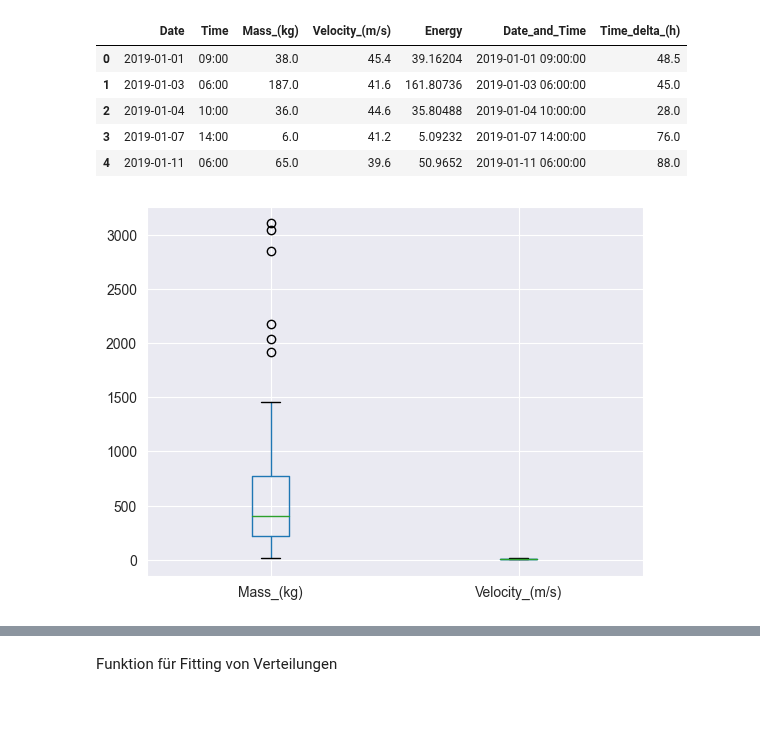
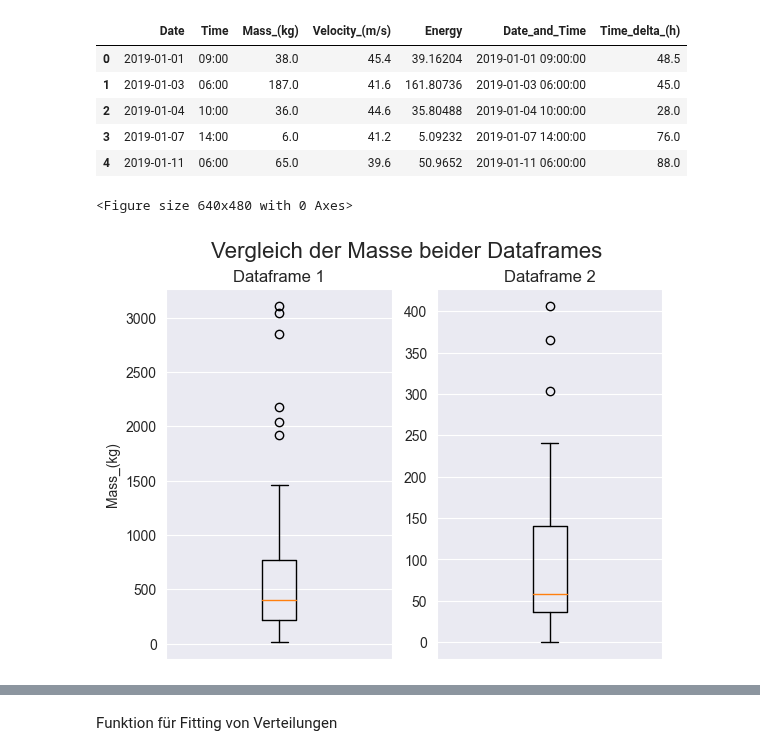
Before and after one commit to lhenchoz/cwm1, a Jupyter notebook: Steinschlag_v1.ipynb, the cells around one changed output, grey strips where cells are left out. Saved outputs shown, nothing was run; the diff lists cells and outputs as text; code cells hidden in the pictures; blank space fills up the shorter version.

```diff
--- a/Steinschlag_v1.ipynb
+++ b/Steinschlag_v1.ipynb
@@ -87,11 +87,21 @@ df2.head(5)
 | 2 | 2019-01-04 | 10:00 | 36.0 | 44.6 | 35.80488 | 2019-01-04 10:00:00 | 28.0 |
 | 3 | 2019-01-07 | 14:00 | 6.0 | 41.2 | 5.09232 | 2019-01-07 14:00:00 | 76.0 |
 | 4 | 2019-01-11 | 06:00 | 65.0 | 39.6 | 50.9652 | 2019-01-11 06:00:00 | 88.0 |
-# %%
-fig, (ax1, ax2) = plt.subplot(nrow = 1, ncols = 2)
-ax1.boxplot(data = df1)
-ax1.boxplot(data = df2)
-
-plt.show()
-# %% [output]
-[figure, removed]
+# %%
+def boxplot_compare(dataframe_1, dataframe_2, column, title):
+    plt.figure(figsize=(8, 6), dpi=80)
+    fig, (ax1, ax2) = plt.subplots(nrows = 1,ncols =  2)
+    ax1.boxplot(dataframe_1[column])
+    ax2.boxplot(dataframe_2[column])
+    ax1.set_xticks([])
+    ax2.set_xticks([])
+    fig.suptitle(title, fontsize=16)
+    ax1.set_title("Dataframe 1")
+    ax1.set_ylabel(column)
+    ax2.set_title('Dataframe 2')
+    plt.show()
+# %%
+boxplot_compare(df1,df2,"Mass_(kg)", "Vergleich der Masse beider Dataframes")
+# %% [output]
+<Figure size 640x480 with 0 Axes>
+[figure, added]
```
Also changed, not shown: parts of 10 cells of this notebook.
